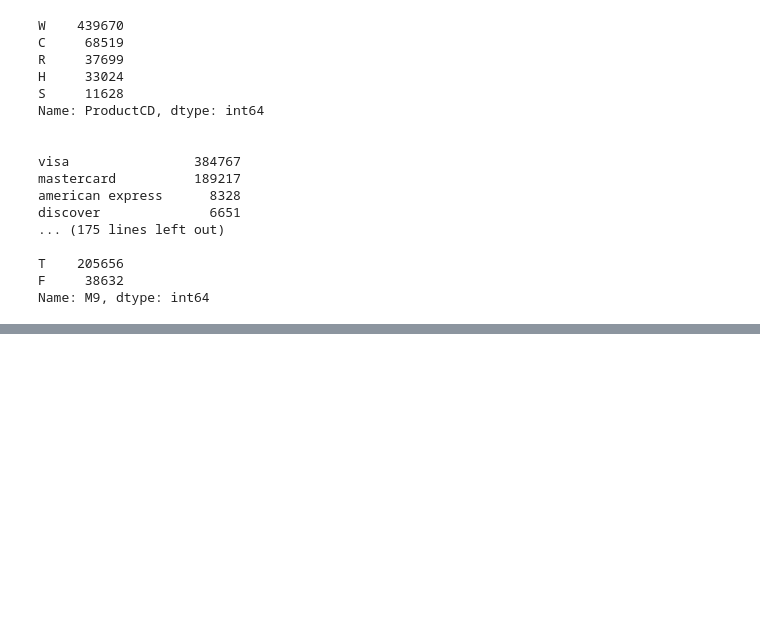
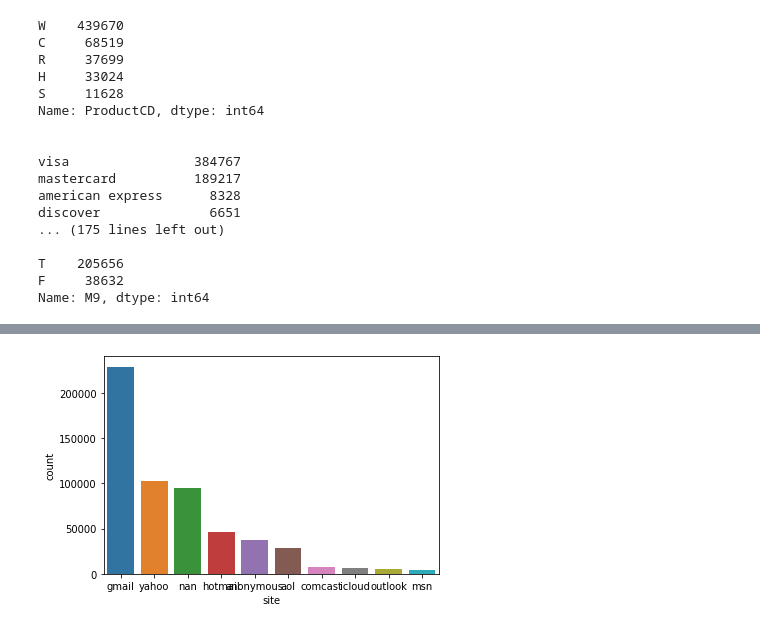
Before and after one commit to jacob-vincent/ieee_cis_fraud_detection, a Jupyter notebook: eda.ipynb, the cells around one changed output, grey strips where cells are left out. Drawn from its saved outputs; the diff is of its cells as text; code cells hidden in the pictures; blank space fills up the shorter version.

```diff
--- a/eda.ipynb
+++ b/eda.ipynb
@@ -223,0 +217,8 @@ nan
+# %%
+site_counts = train_transaction["P_email_site"].value_counts()
+site_counts = site_counts.reset_index()
+site_counts.rename(columns={"index":"site", "P_email_site":"count"}, inplace=True)
+
+sns.barplot(x=site_counts["site"][0:10], y=site_counts["count"][0:10]);
+# %% [output]
+[figure, added]
```
Also changed, not shown: parts of 14 cells of this notebook, 3 other files.
